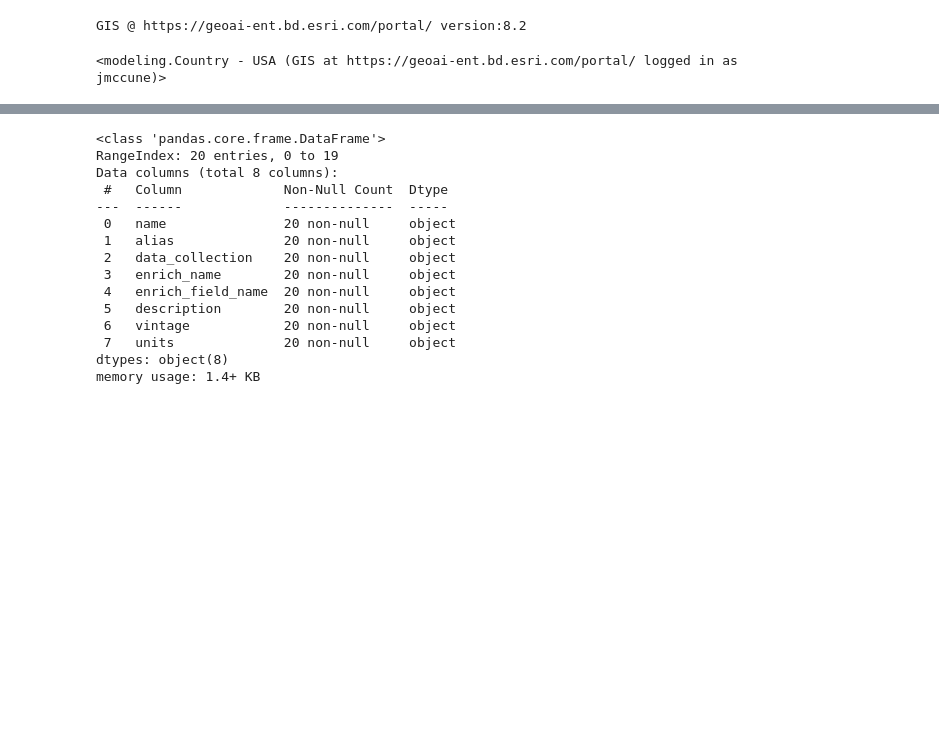
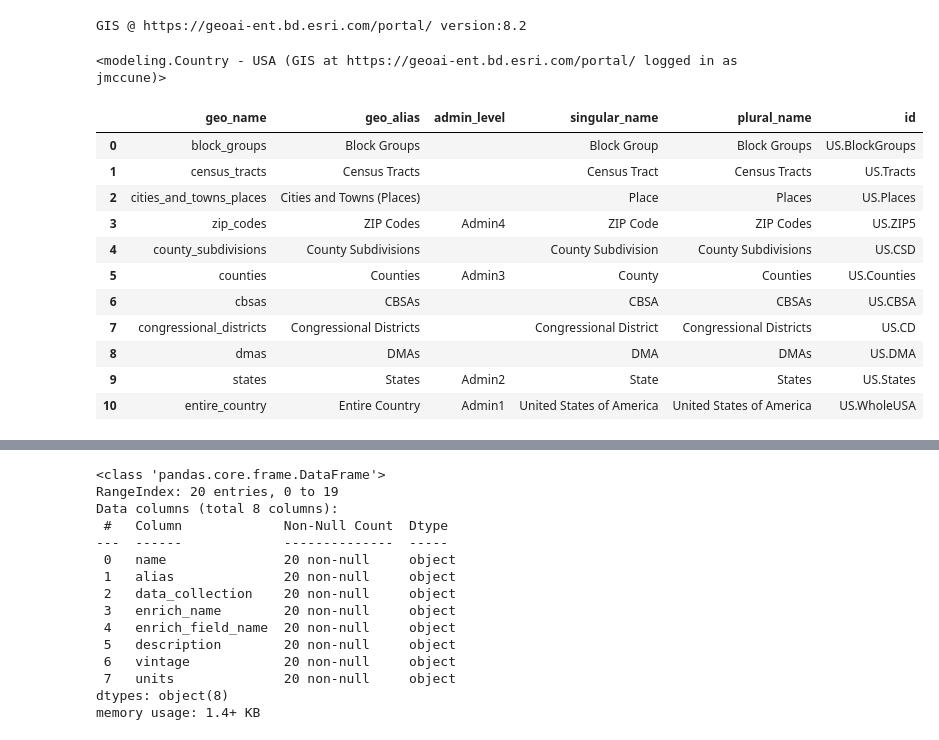
Before and after one commit to knu2xs/demographic-modeling, a Jupyter notebook: notebooks/stash/modeling-exp01.ipynb, the cells around one changed output, grey strips where cells are left out. Saved outputs shown, nothing was run; the diff lists cells and outputs as text; code cells hidden in the pictures; blank space fills up the shorter version.

```diff
--- a/notebooks/stash/modeling-exp01.ipynb
+++ b/notebooks/stash/modeling-exp01.ipynb
@@ -19,9 +21,25 @@ gis_ent= GIS(os.getenv('ESRI_PORTAL_URL'), username=os.getenv('ESRI_PORTAL_USERN
 gis_ent
 # %% [output]
 GIS @ https://geoai-ent.bd.esri.com/portal/ version:8.2
-# %%
-ent_usa = Country('USA', gis_ent)
-
-ent_usa
-# %% [output]
-<modeling.Country - USA (GIS at https://geoai-ent.bd.esri.com/portal/ logged in as jmccune)>
+# %%
+usa = Country('USA', gis_ent)
+#usa = Country('USA', 'local')
+
+usa
+# %% [output]
+<modeling.Country - USA (GIS at https://geoai-ent.bd.esri.com/portal/ logged in as jmccune)>
+# %%
+usa.geography_levels
+# %% [output]
+|  | geo_name | geo_alias | admin_level | singular_name | plural_name | id |
+| 0 | block_groups | Block Groups |  | Block Group | Block Groups | US.BlockGroups |
+| 1 | census_tracts | Census Tracts |  | Census Tract | Census Tracts | US.Tracts |
+| 2 | cities_and_towns_places | Cities and Towns (Places) |  | Place | Places | US.Places |
+| 3 | zip_codes | ZIP Codes | Admin4 | ZIP Code | ZIP Codes | US.ZIP5 |
+| 4 | county_subdivisions | County Subdivisions |  | County Subdivision | County Subdivisions | US.CSD |
+| 5 | counties | Counties | Admin3 | County | Counties | US.Counties |
+| 6 | cbsas | CBSAs |  | CBSA | CBSAs | US.CBSA |
+| 7 | congressional_districts | Congressional Districts |  | Congressional District | Congressional Districts | US.CD |
+| 8 | dmas | DMAs |  | DMA | DMAs | US.DMA |
+| 9 | states | States | Admin2 | State | States | US.States |
+| 10 | entire_country | Entire Country | Admin1 | United States of America | United States of America | US.WholeUSA |
```
Also changed, not shown: parts of 10 cells of this notebook, 1 other file.
